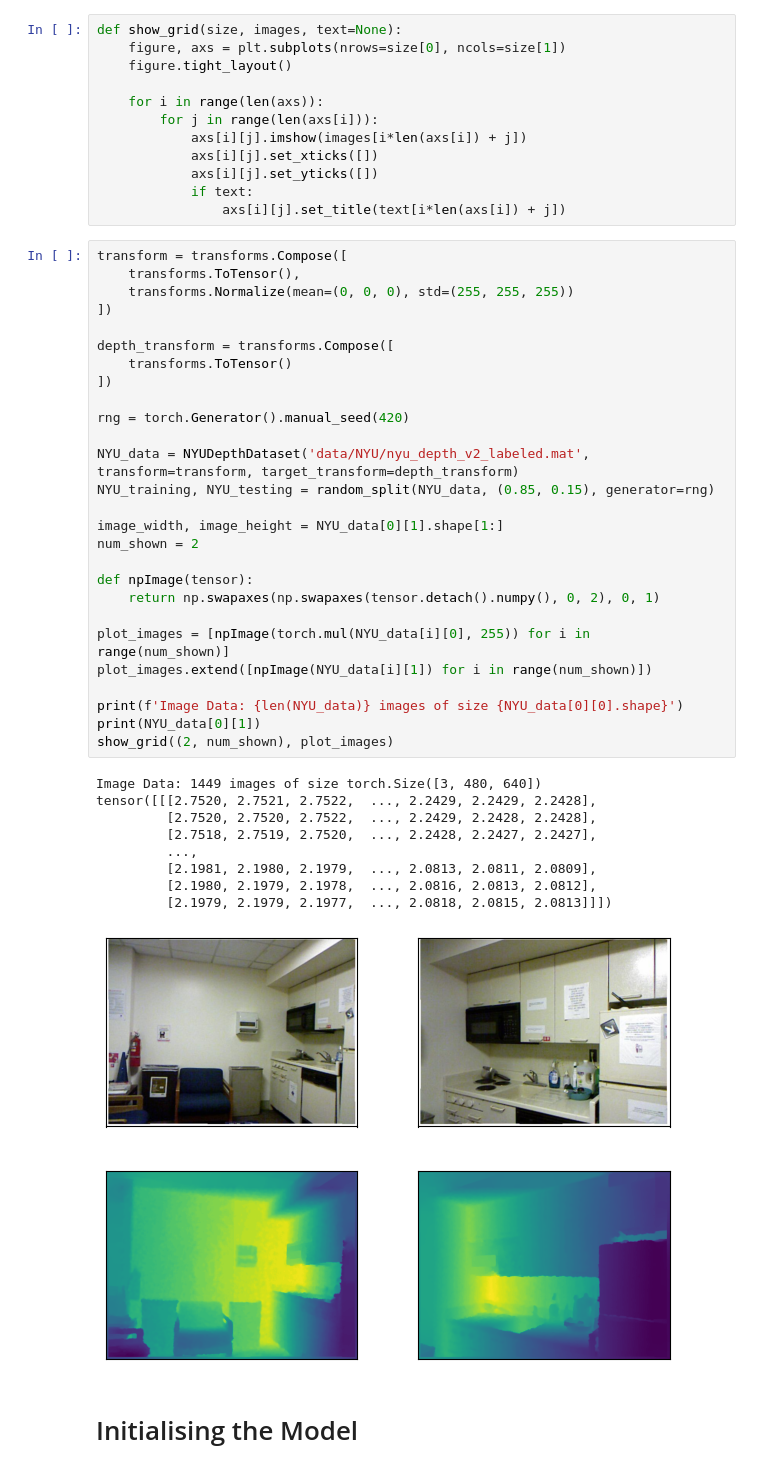
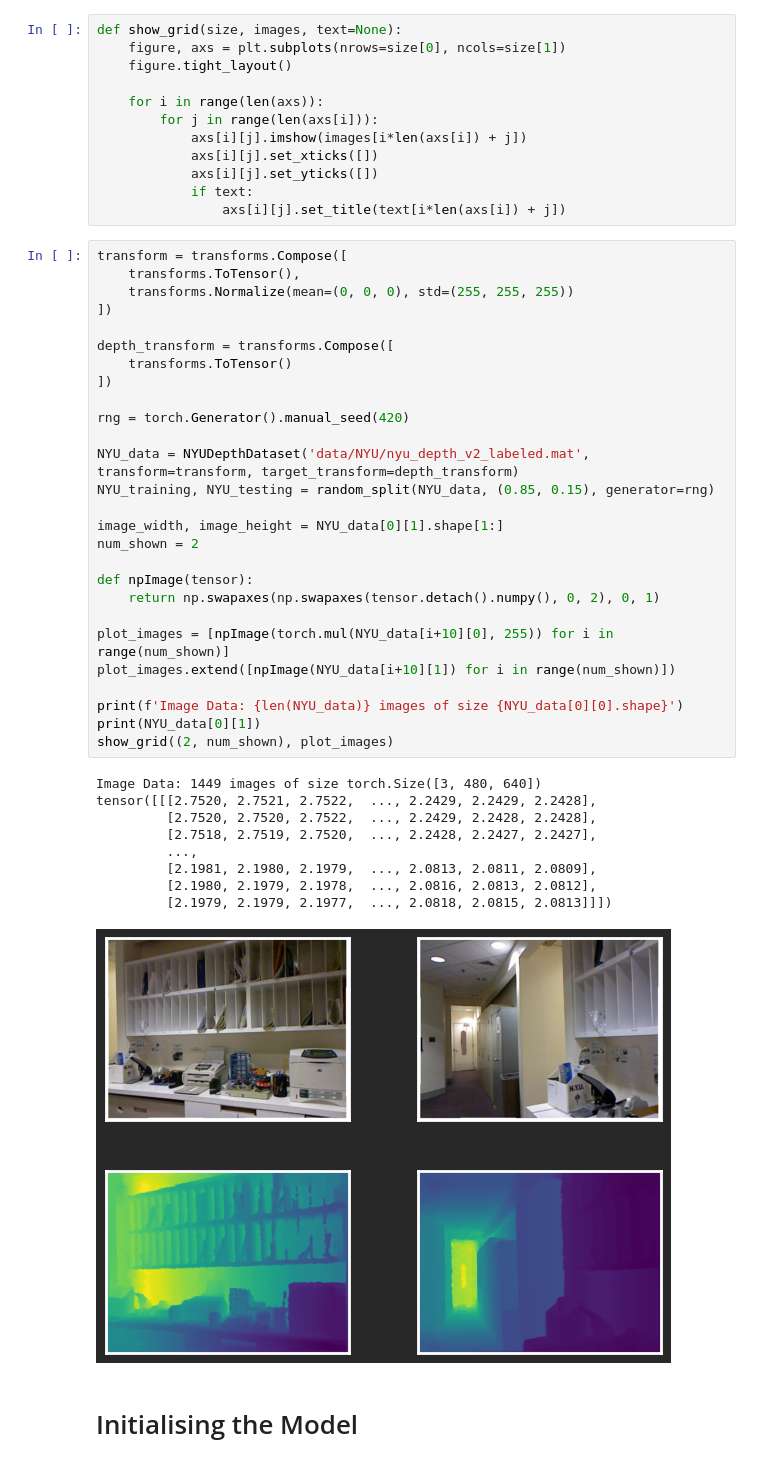
Before and after one commit to BoppleOpple/MonocularDepthPredictor, a Jupyter notebook: depthPredictor.ipynb, the cells around one changed output. Drawn from its saved outputs; the diff is of its cells as text.

Commit message:
add updated depth images

```diff
--- a/depthPredictor.ipynb
+++ b/depthPredictor.ipynb
@@ -68,36 +68,36 @@ transform = transforms.Compose([
 ])
 
 depth_transform = transforms.Compose([
 	transforms.ToTensor()
 ])
 
 rng = torch.Generator().manual_seed(420)
 
 NYU_data = NYUDepthDataset('data/NYU/nyu_depth_v2_labeled.mat', transform=transform, target_transform=depth_transform)
 NYU_training, NYU_testing = random_split(NYU_data, (0.85, 0.15), generator=rng)
 
 image_width, image_height = NYU_data[0][1].shape[1:]
 num_shown = 2
 
 def npImage(tensor):
 	return np.swapaxes(np.swapaxes(tensor.detach().numpy(), 0, 2), 0, 1)
 
-plot_images = [npImage(torch.mul(NYU_data[i][0], 255)) for i in range(num_shown)]
-plot_images.extend([npImage(NYU_data[i][1]) for i in range(num_shown)])
+plot_images = [npImage(torch.mul(NYU_data[i+10][0], 255)) for i in range(num_shown)]
+plot_images.extend([npImage(NYU_data[i+10][1]) for i in range(num_shown)])
 
 print(f'Image Data: {len(NYU_data)} images of size {NYU_data[0][0].shape}')
 print(NYU_data[0][1])
 show_grid((2, num_shown), plot_images)
 # %% [output]
 Image Data: 1449 images of size torch.Size([3, 480, 640])
 tensor([[[2.7520, 2.7521, 2.7522,  ..., 2.2429, 2.2429, 2.2428],
          [2.7520, 2.7520, 2.7522,  ..., 2.2429, 2.2428, 2.2428],
          [2.7518, 2.7519, 2.7520,  ..., 2.2428, 2.2427, 2.2427],
          ...,
          [2.1981, 2.1980, 2.1979,  ..., 2.0813, 2.0811, 2.0809],
          [2.1980, 2.1979, 2.1978,  ..., 2.0816, 2.0813, 2.0812],
          [2.1979, 2.1979, 2.1977,  ..., 2.0818, 2.0815, 2.0813]]])
-[figure, old version]
+[figure, new version]
 # %% [markdown]
 # Initialising the Model
 # %%
```
Also changed, not shown: parts of 2 cells of this notebook.
